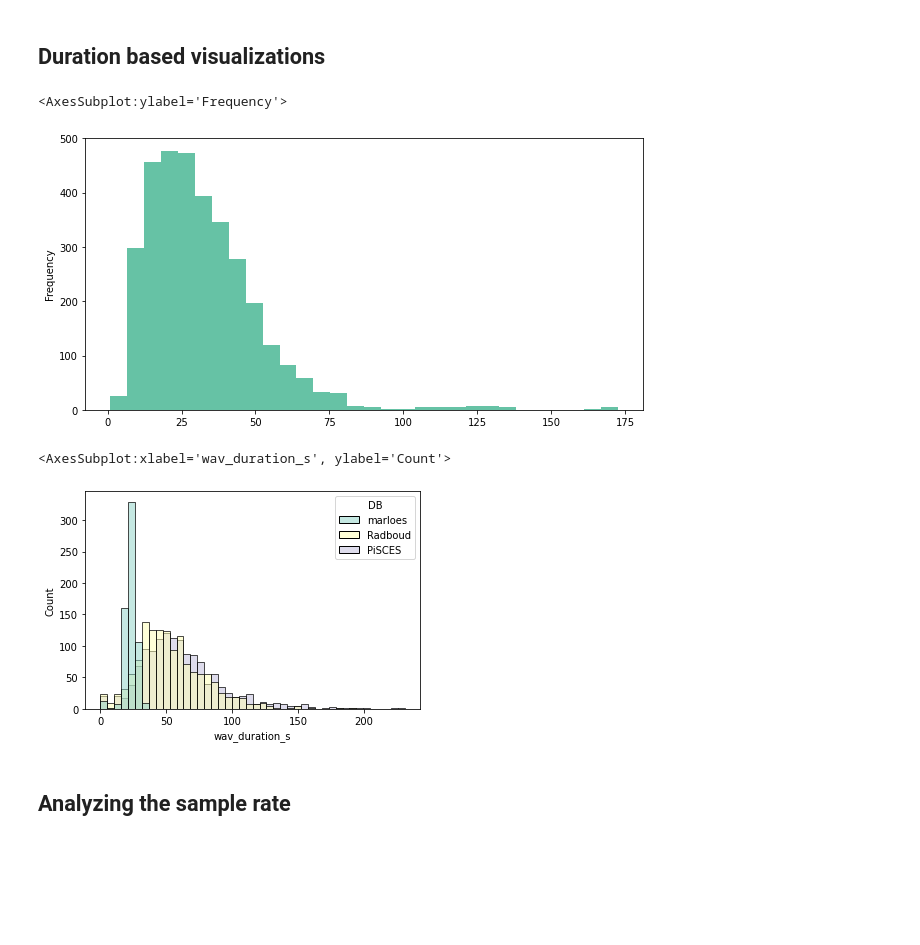
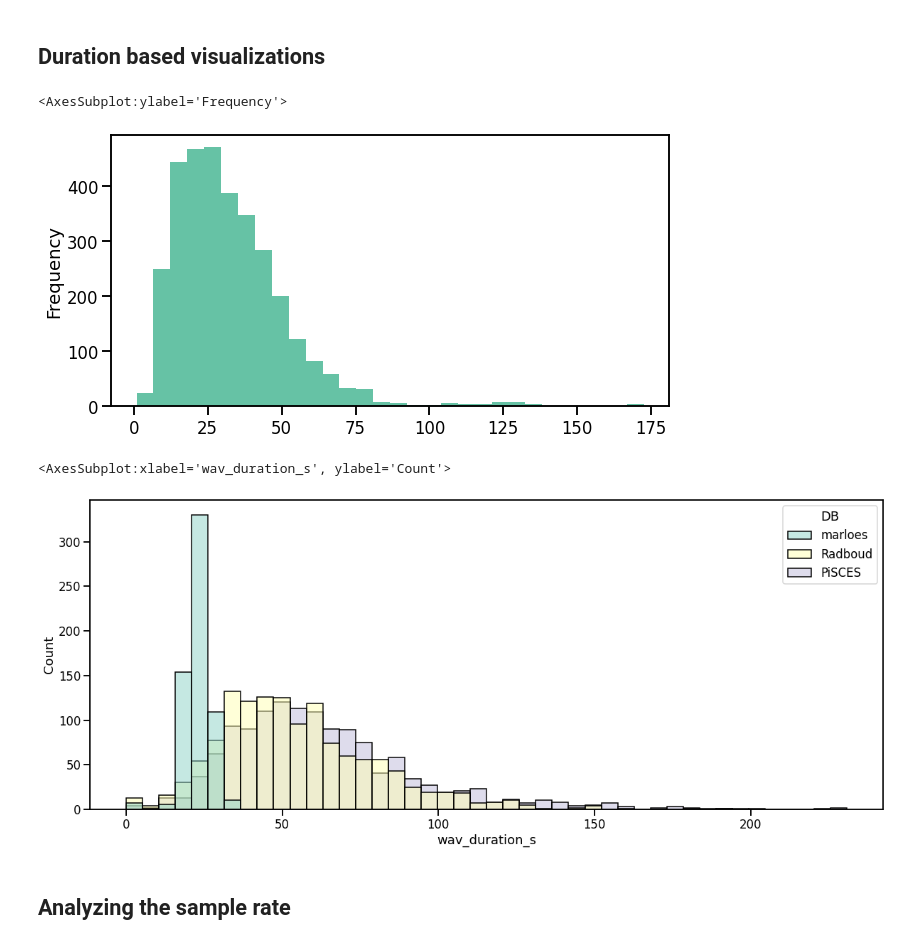
Before and after one commit to predict-idlab/gssp_analysis, a Jupyter notebook: notebooks/0.1_EDA.ipynb, the cells around one changed output. Saved outputs shown, nothing was run; the diff lists cells and outputs as text; code cells hidden in the pictures; blank space fills up the shorter version.

```diff
--- a/notebooks/0.1_EDA.ipynb
+++ b/notebooks/0.1_EDA.ipynb
@@ -8,9 +8,11 @@ import sys
 from pathlib import Path
 import pandas as pd
 from IPython.display import display
+import matplotlib.pyplot as plt
 from functional import seq
 import librosa
 import seaborn as sns
+sns.set_context("talk")
 
 sys.path.append("..")
 from sgs_utils.path_conf import speech_data_root_dir, loc_data_dir
@@ -20,5 +22,4 @@ display(speech_data_session_dir)
 
 pd.options.display.max_columns = None
 pd.options.display.max_rows = None
-pd.options.plotting.backend = "plotly"
 # %% [output]
@@ -142,10 +169,15 @@ array([<AxesSubplot:ylabel='Frequency'>, <AxesSubplot:ylabel='Frequency'>,
 # %%
+# NOTE: as for now we do not filter
+# TODO -> reconsider this
 df_metadata_relevant = (
-    df_metadata[
-        (df_metadata.Marloes >= 6)
-        & (df_metadata.Radboud >= 13)
-        & (df_metadata.PiSCES >= 13)
-    ]
+    # df_metadata[
+        # ~(
+        #     (df_metadata.Marloes >= 6)
+        #     & (df_metadata.Radboud >= 14)
+        #     & (df_metadata.PiSCES >= 14)
+        # )
+    # ]
+    df_metadata
     .reset_index(drop=True)
     .copy()
 )
@@ -386,20 +418,23 @@ df_session_tot.loc[pic_mask, "pic_no"] = (
 # %%
 (
     (df_session_tot.wav_timestamp - df_session_tot.timestamp).dt.total_seconds() / 60
-).plot.hist(backend='matplotlib', figsize=(10, 5), bins=30, color=sns.color_palette('Set2', 2))
+).plot.hist(figsize=(10, 5), bins=30, color=sns.color_palette('Set2', 2))
 # %% [output]
 <AxesSubplot:ylabel='Frequency'>
-[figure, old version]
+[figure, new version]
 # %%
+fig, ax = plt.subplots(figsize=(20, 8))
+sns.set_context('talk')
 sns.histplot(
     data=df_session_tot,
-    hue='DB',
-    x='wav_duration_s',
-    palette='Set3',
+    hue="DB",
+    x="wav_duration_s",
+    palette="Set3",
+    ax=ax,
 )
 # %% [output]
 <AxesSubplot:xlabel='wav_duration_s', ylabel='Count'>
-[figure, old version]
+[figure, new version]
 # %% [markdown]
 ## Analyzing the sample rate
 # %%
```
Also changed, not shown: parts of 21 cells of this notebook, 1 other file.
